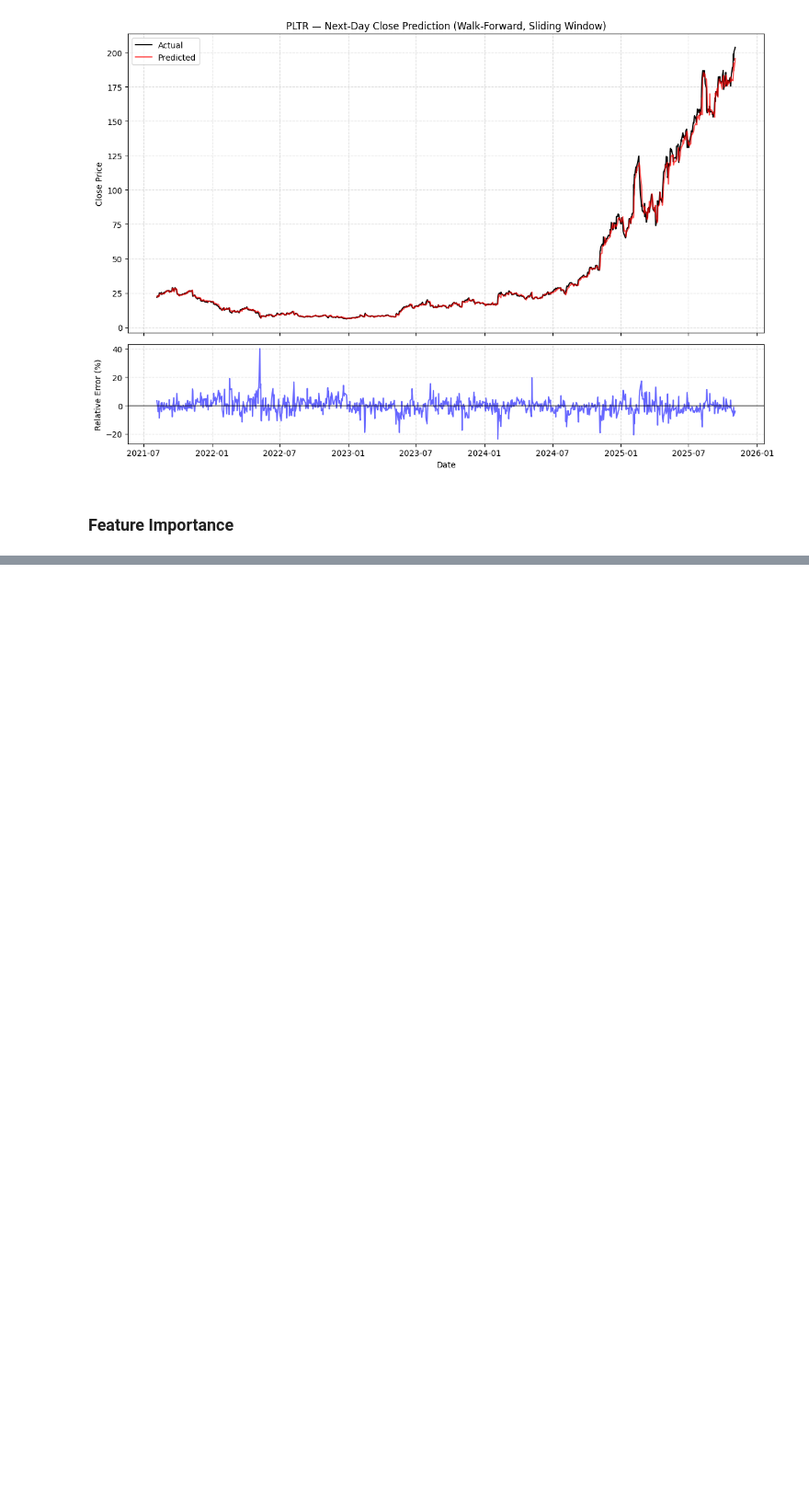
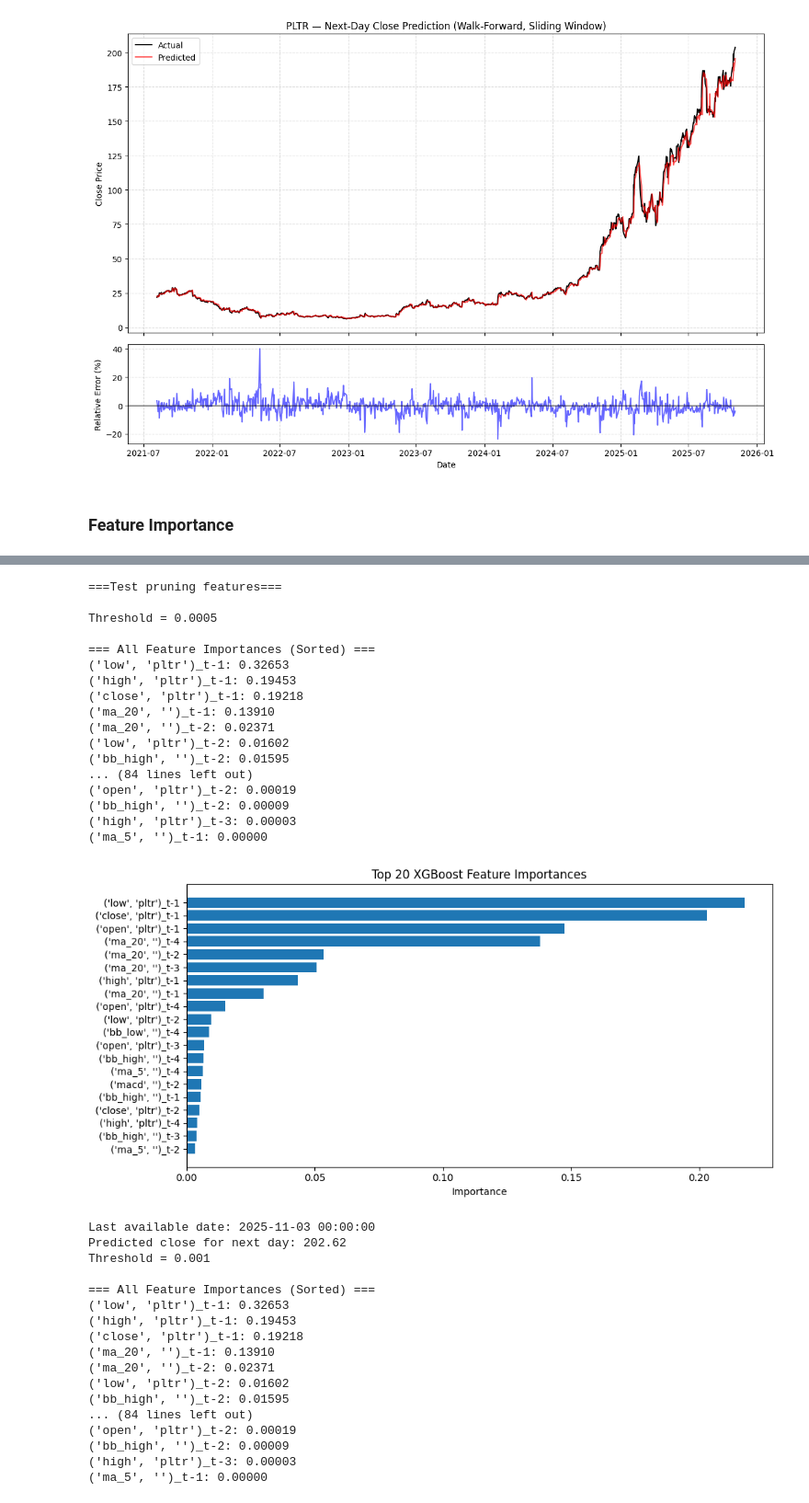
Before and after one commit to ruokokoski/predistocks, a Jupyter notebook: stock_predictor.ipynb, the cells around one changed output, grey strips where cells are left out. Shown at 92% size. Saved outputs shown, nothing was run; the diff lists cells and outputs as text; code cells hidden in the pictures; blank space fills up the shorter version.

Commit message:
Test pruning features on Palantir

```diff
--- a/stock_predictor.ipynb
+++ b/stock_predictor.ipynb
@@ -1222,0 +1208,63 @@ get_feature_importance(data_pltr, lag, train_window, best_params, use_ta=True)
+# %%
+thresholds = [0.0005, 0.001, 0.01]
+
+print("===Test pruning features===\n")
+for threshold in thresholds:
+    print(f"Threshold = {threshold}")
+    kept_features, metrics = prune_features_by_importance(data_pltr, lag=2, train_window=80, params=best_params, use_ta=True, threshold=threshold)
+
+    # Recreate reduced features
+    X, y, target_dates, _ = create_features(data_pltr, lag, use_ta=True)
+    importances, feature_names = get_feature_importance(data_pltr, lag, train_window, best_params, use_ta=True)
+    plot_features(importances, feature_names)
+    kept_indices = [i for i, name in enumerate(feature_names) if name in kept_features]
+    X_reduced = X[:, kept_indices]
+
+    # Train final model on full recent window
+    X_train = X_reduced[-train_window:]
+    y_train = y[-train_window:]
+
+    final_model = XGBRegressor(**best_params)
+    final_model.fit(X_train, y_train)
+
+    next_pred = final_model.predict(X_reduced[-1:].reshape(1, -1))
+    last_date = target_dates[-1]
+
+    print(f"Last available date: {last_date}")
+    print(f"Predicted close for next day: {next_pred[0]:.2f}")
+# %% [output]
+===Test pruning features===
+
+Threshold = 0.0005
+
+=== All Feature Importances (Sorted) ===
+('low', 'pltr')_t-1: 0.32653
+('high', 'pltr')_t-1: 0.19453
+('close', 'pltr')_t-1: 0.19218
+('ma_20', '')_t-1: 0.13910
+('ma_20', '')_t-2: 0.02371
+('low', 'pltr')_t-2: 0.01602
+('bb_high', '')_t-2: 0.01595
+... (84 lines left out)
+('open', 'pltr')_t-2: 0.00019
+('bb_high', '')_t-2: 0.00009
+('high', 'pltr')_t-3: 0.00003
+('ma_5', '')_t-1: 0.00000
+[figure, added]
+Last available date: 2025-11-03 00:00:00
+Predicted close for next day: 202.62
+Threshold = 0.001
+
+=== All Feature Importances (Sorted) ===
+('low', 'pltr')_t-1: 0.32653
+('high', 'pltr')_t-1: 0.19453
+('close', 'pltr')_t-1: 0.19218
+('ma_20', '')_t-1: 0.13910
+('ma_20', '')_t-2: 0.02371
+('low', 'pltr')_t-2: 0.01602
+('bb_high', '')_t-2: 0.01595
+... (84 lines left out)
+('open', 'pltr')_t-2: 0.00019
+('bb_high', '')_t-2: 0.00009
+('high', 'pltr')_t-3: 0.00003
+('ma_5', '')_t-1: 0.00000
```
Also changed, not shown: parts of 4 cells of this notebook.
